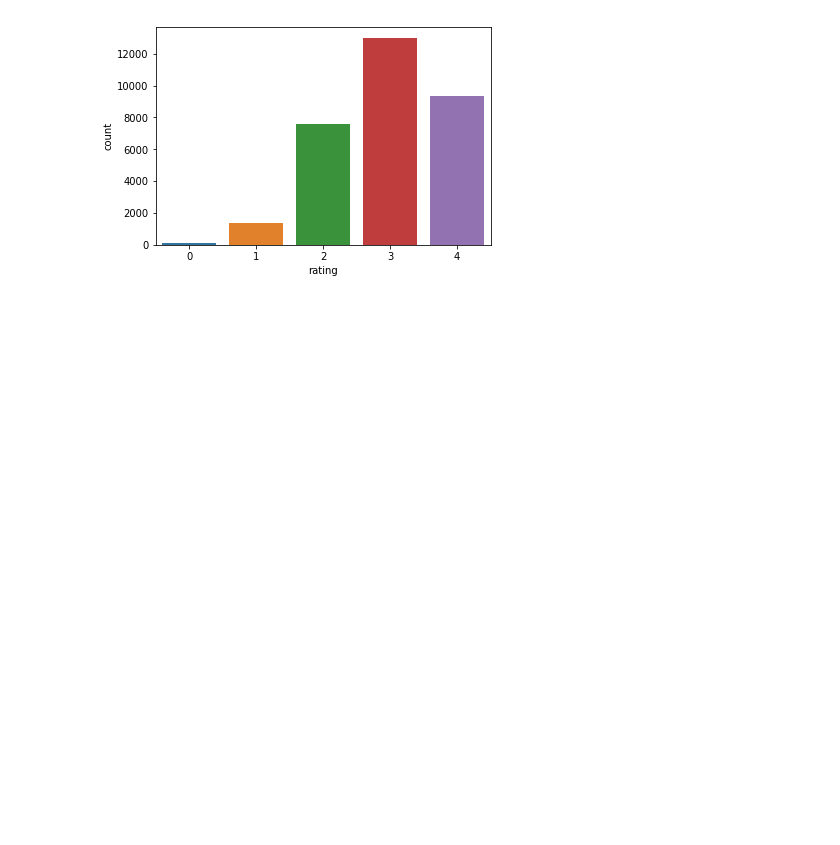
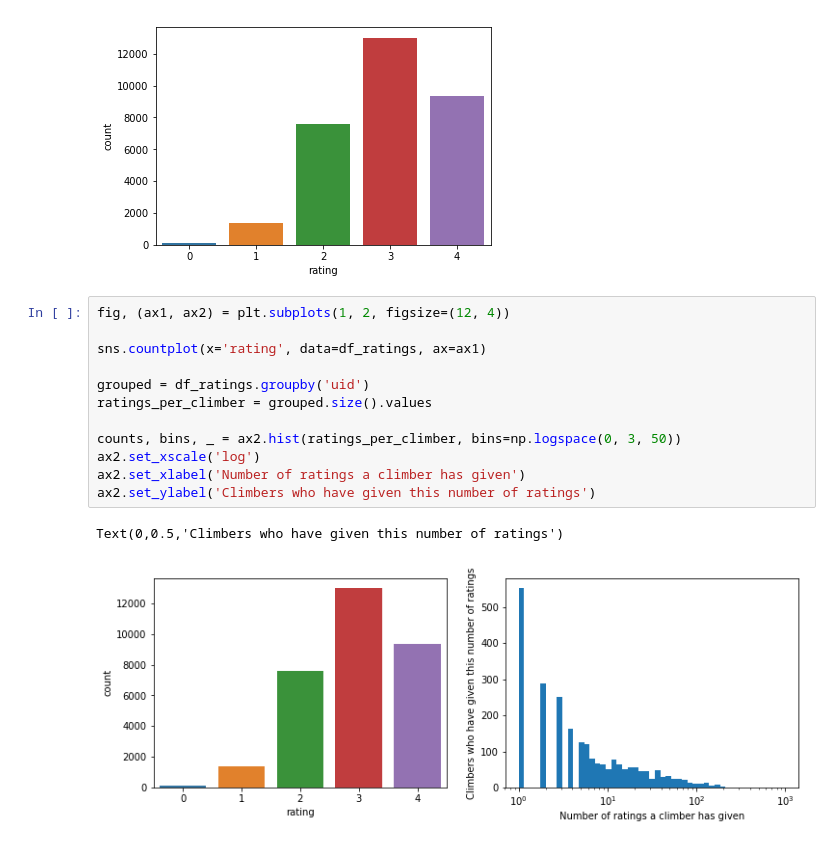
Before and after one commit to benjaminlackey/datascience, a Jupyter notebook: MountainProject/src/PlotData.ipynb, the cells around one changed output. Cells and saved outputs as stored; diff of their text form; blank space fills up the shorter version.

```diff
--- a/MountainProject/src/PlotData.ipynb
+++ b/MountainProject/src/PlotData.ipynb
@@ -88,3 +84,18 @@ sns.countplot(x='rating', data=df_ratings)
 # %% [output]
 <matplotlib.axes._subplots.AxesSubplot at 0x...>
 [figure]
+# %%
+fig, (ax1, ax2) = plt.subplots(1, 2, figsize=(12, 4))
+
+sns.countplot(x='rating', data=df_ratings, ax=ax1)
+
+grouped = df_ratings.groupby('uid')
+ratings_per_climber = grouped.size().values
+
+counts, bins, _ = ax2.hist(ratings_per_climber, bins=np.logspace(0, 3, 50))
+ax2.set_xscale('log')
+ax2.set_xlabel('Number of ratings a climber has given')
+ax2.set_ylabel('Climbers who have given this number of ratings')
+# %% [output]
+Text(0,0.5,'Climbers who have given this number of ratings')
+[figure, added]
```
Also changed, not shown: parts of 4 cells of this notebook, 2 other files.
